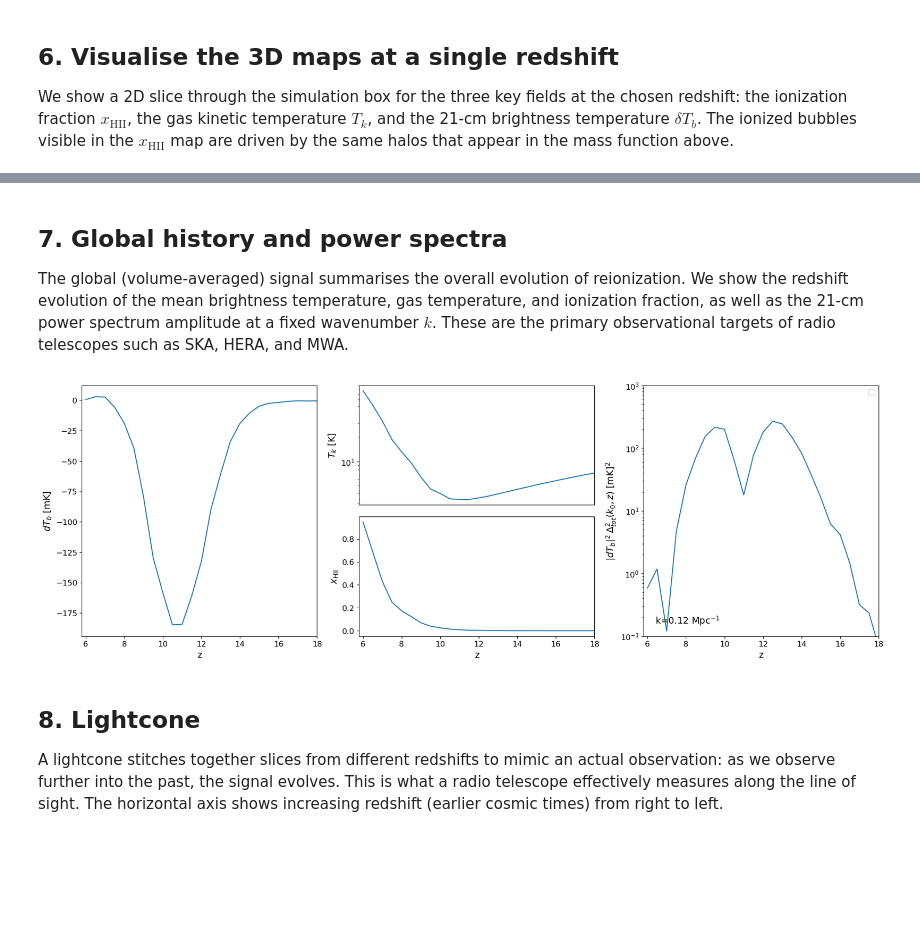
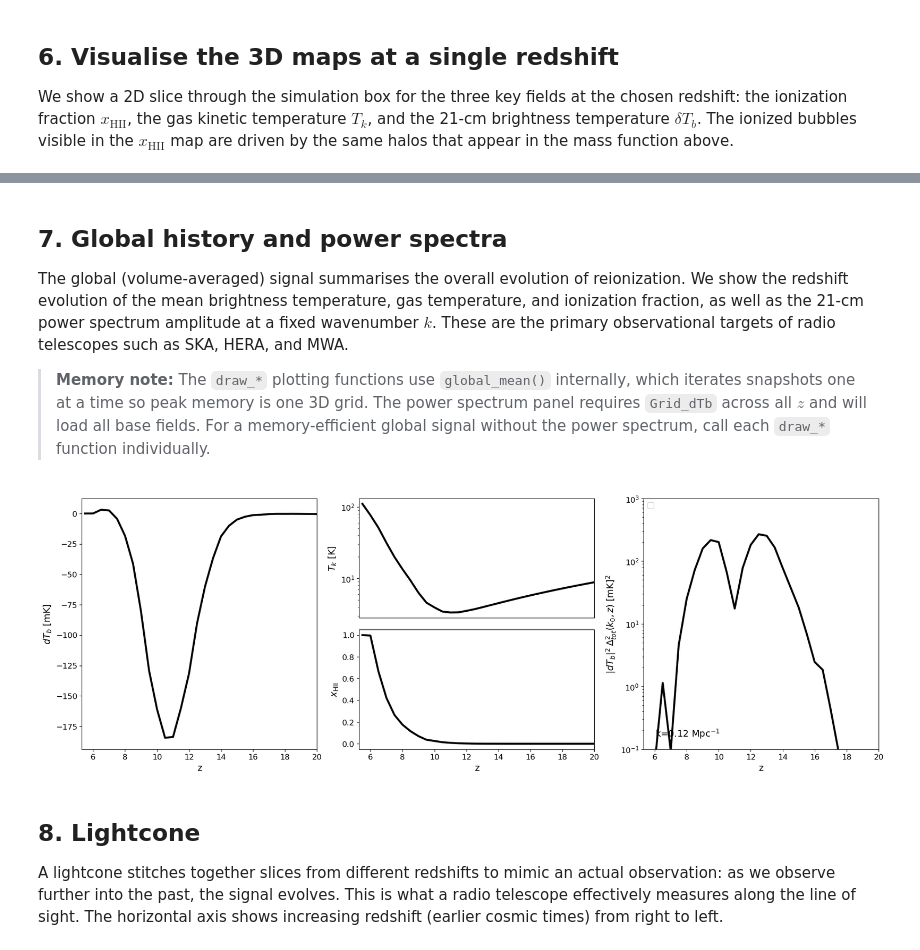
Before and after one commit to cosmic-reionization/BEoRN, a Jupyter notebook: examples/21cmfast_halos.ipynb, the cells around one changed output, grey strips where cells are left out. Saved outputs shown, nothing was run; the diff lists cells and outputs as text; code cells hidden in the pictures; blank space fills up the shorter version.

```diff
--- a/examples/21cmfast_halos.ipynb
+++ b/examples/21cmfast_halos.ipynb
@@ -52,21 +54,22 @@ Here we define the cosmology, the simulation volume, and the astrophysical sourc
 # %%
 parameters = beorn.structs.Parameters()
 
-## Simulation parameters
+## Simulation grid
 parameters.simulation.cores = 4
 parameters.simulation.Lbox  = 100       # comoving Mpc/h
 parameters.simulation.Ncell = 128
-parameters.simulation.py21cmfast_high_res_factor = 3
 
-parameters.simulation.halo_mass_bin_min = 1e7
-parameters.simulation.halo_mass_bin_max = 1e15
-parameters.simulation.halo_mass_bin_n = 40
-parameters.simulation.halo_mass_accretion_alpha = np.array([0.785, 0.795])
+## Cosmo-sim inputs (py21cmfast-specific)
+parameters.cosmo_sim.py21cmfast_high_res_factor = 3
+parameters.cosmo_sim.random_seed = 12345
+parameters.cosmo_sim.snapshot_redshifts = np.arange(20, 5, -0.50)    # coarser snapshot grid
 
-## Redshifts — py21cmfast will be run for each of these.
-## A range is required (not a single value) because the solver integrates
-## bubble growth history from high-z down to the target redshift.
-parameters.solver.redshifts = np.arange(18, 5.5, -0.5)
+## Solver: profile redshift grid and halo mass/accretion bins
+parameters.solver.redshifts                = np.arange(20, 5, -0.25) # fine profile grid
+parameters.solver.halo_mass_bin_min        = 1e7
+parameters.solver.halo_mass_bin_max        = 1e15
+parameters.solver.halo_mass_nbin           = 40
+parameters.solver.halo_mass_accretion_alpha = np.array([0.785, 0.795])
 
 ## Cosmology
 parameters.cosmology.Om = 0.315
@@ -241,24 +252,27 @@ plt.show()
 ## 7. Global history and power spectra
 
 The global (volume-averaged) signal summarises the overall evolution of reionization. We show the redshift evolution of the mean brightness temperature, gas temperature, and ionization fraction, as well as the 21-cm power spectrum amplitude at a fixed wavenumber $k$. These are the primary observational targets of radio telescopes such as SKA, HERA, and MWA.
+
+> **Memory note:** The `draw_*` plotting functions use `global_mean()` internally, which iterates snapshots one at a time so peak memory is one 3D grid. The power spectrum panel requires `Grid_dTb` across all $z$ and will load all base fields. For a memory-efficient global signal without the power spectrum, call each `draw_*` function individually.
 # %%
 fig = plt.figure(constrained_layout=True, figsize=(18, 6))
 gs = gridspec.GridSpec(2, 3, figure=fig)
 ax1 = fig.add_subplot(gs[:, 0])
 ax2 = fig.add_subplot(gs[0, 1])
 ax3 = fig.add_subplot(gs[1, 1], sharex=ax2)
 ax4 = fig.add_subplot(gs[:, 2])
 
-beorn.plotting.draw_dTb_signal(ax1, multi_z_quantities)
-beorn.plotting.draw_Temp_signal(ax2, multi_z_quantities)
-beorn.plotting.draw_xHII_signal(ax3, multi_z_quantities)
-beorn.plotting.draw_dTb_power_spectrum_of_z(ax4, multi_z_quantities, parameters)
-
-ax4.legend(loc='best')
+beorn.plotting.draw_dTb_signal(ax1, multi_z_quantities, color='k', lw=3)
+beorn.plotting.draw_Temp_signal(ax2, multi_z_quantities, color='k', lw=3)
+beorn.plotting.draw_xHII_signal(ax3, multi_z_quantities, color='k', lw=3)
+kplot = beorn.plotting.draw_dTb_power_spectrum_of_z(
+                    ax4, multi_z_quantities, parameters, k_value=0.1, color='k', lw=3)
+ax4.plot([], [], color='k', label=f'k={kplot:.2f} Mpc$^{{-1}}$')
+ax4.legend(loc=0)
 ax2.axes.get_xaxis().set_visible(False)
 plt.show()
 # %% [output]
-[figure, old version]
+[figure, new version]
 # %% [markdown]
 ## 8. Lightcone
 
```
Also changed, not shown: parts of 9 cells of this notebook, 21 other files.
